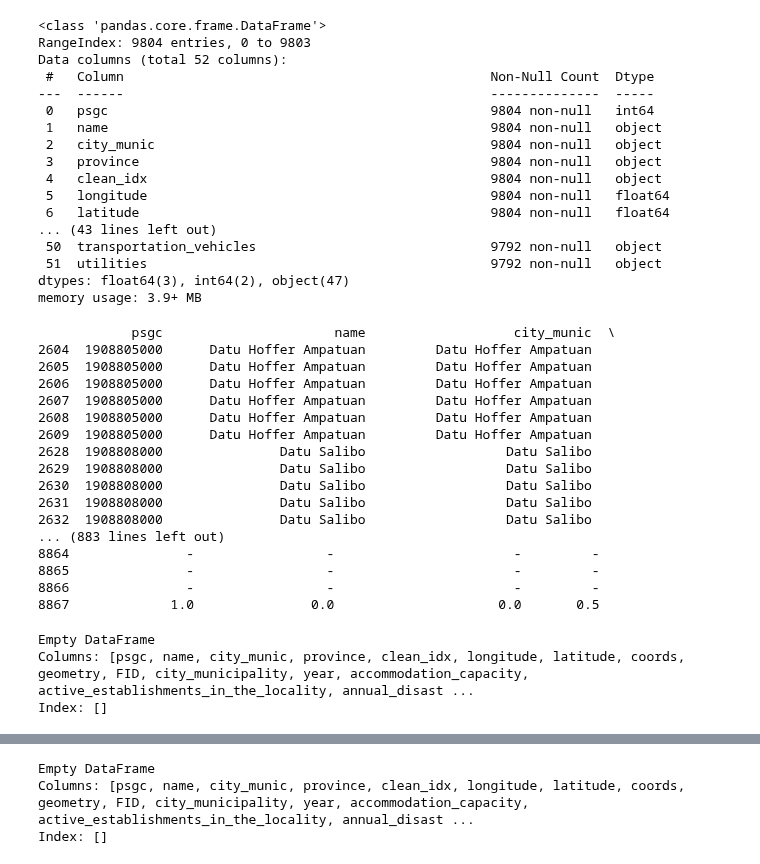
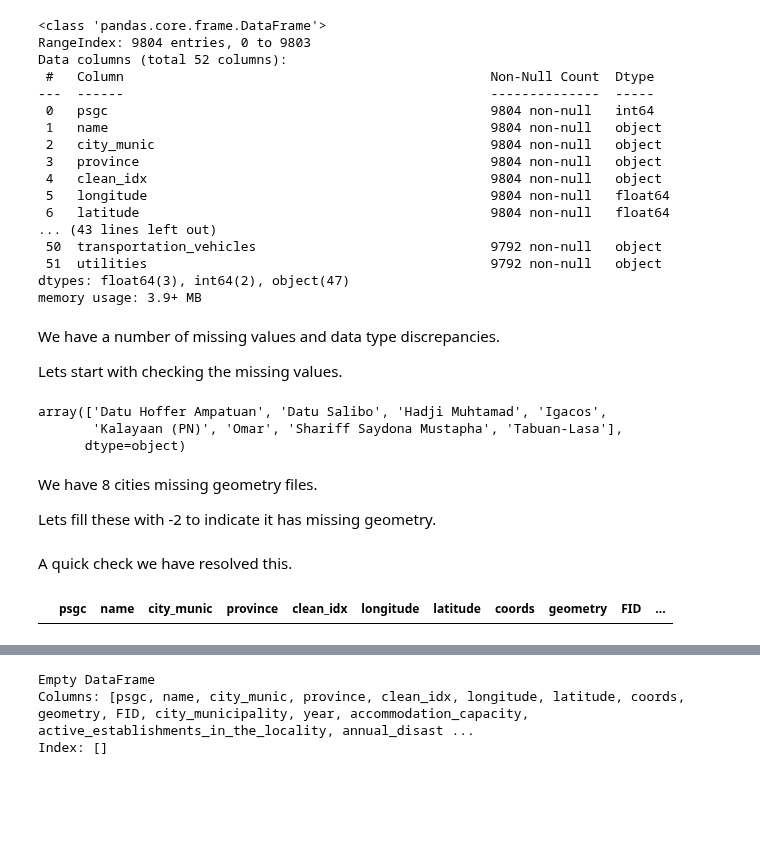
Before and after one commit to OmdenaAI/philippines-chapter-urban-vunerability, a Jupyter notebook: src/tasks/task-3-index-creation-EDA/eda_dti copy.ipynb, the cells around one changed output, grey strips where cells are left out. Cells and saved outputs as stored; diff of their text form; code cells hidden in the pictures; blank space fills up the shorter version.

```diff
--- a/src/tasks/task-3-index-creation-EDA/eda_dti copy.ipynb
+++ b/src/tasks/task-3-index-creation-EDA/eda_dti copy.ipynb
@@ -56,34 +62,28 @@ Data columns (total 52 columns):
  51  utilities                                            9792 non-null   object
 dtypes: float64(3), int64(2), object(47)
 memory usage: 3.9+ MB
+# %% [markdown]
+We have a number of missing values and data type discrepancies.
+
+Lets start with checking the missing values.
 # %%
 null_rows = df[df['geometry'].isnull()]
-print(null_rows)
+null_rows['name'].unique()
 # %% [output]
-            psgc                      name                   city_munic  \
-2604  1908805000      Datu Hoffer Ampatuan         Datu Hoffer Ampatuan
-2605  1908805000      Datu Hoffer Ampatuan         Datu Hoffer Ampatuan
-2606  1908805000      Datu Hoffer Ampatuan         Datu Hoffer Ampatuan
-2607  1908805000      Datu Hoffer Ampatuan         Datu Hoffer Ampatuan
-2608  1908805000      Datu Hoffer Ampatuan         Datu Hoffer Ampatuan
-2609  1908805000      Datu Hoffer Ampatuan         Datu Hoffer Ampatuan
-2628  1908808000               Datu Salibo                  Datu Salibo
-2629  1908808000               Datu Salibo                  Datu Salibo
-2630  1908808000               Datu Salibo                  Datu Salibo
-2631  1908808000               Datu Salibo                  Datu Salibo
-2632  1908808000               Datu Salibo                  Datu Salibo
-... (883 lines left out)
-8864               -                 -                       -         -
-8865               -                 -                       -         -
-8866               -                 -                       -         -
-8867             1.0               0.0                     0.0       0.5
+array(['Datu Hoffer Ampatuan', 'Datu Salibo', 'Hadji Muhtamad', 'Igacos',
+       'Kalayaan (PN)', 'Omar', 'Shariff Saydona Mustapha', 'Tabuan-Lasa'],
+      dtype=object)
+# %% [markdown]
+We have 8 cities missing geometry files.
+
+Lets fill these with -2 to indicate it has missing geometry.
 # %%
 df['geometry'].fillna(-2, inplace=True)
+# %% [markdown]
+A quick check we have resolved this.
 # %%
 null_rows = df[df['geometry'].isnull()]
-print(null_rows)
+null_rows
 # %% [output]
-Empty DataFrame
-Columns: [psgc, name, city_munic, province, clean_idx, longitude, latitude, coords, geometry, FID, city_municipality, year, accommodation_capacity, active_establishments_in_the_locality, annual_disast ...
-Index: []
+|  | psgc | name | city_munic | province | clean_idx | longitude | latitude | coords | geometry | FID | ... |
 # %%
```
Also changed, not shown: parts of 5 cells of this notebook.
